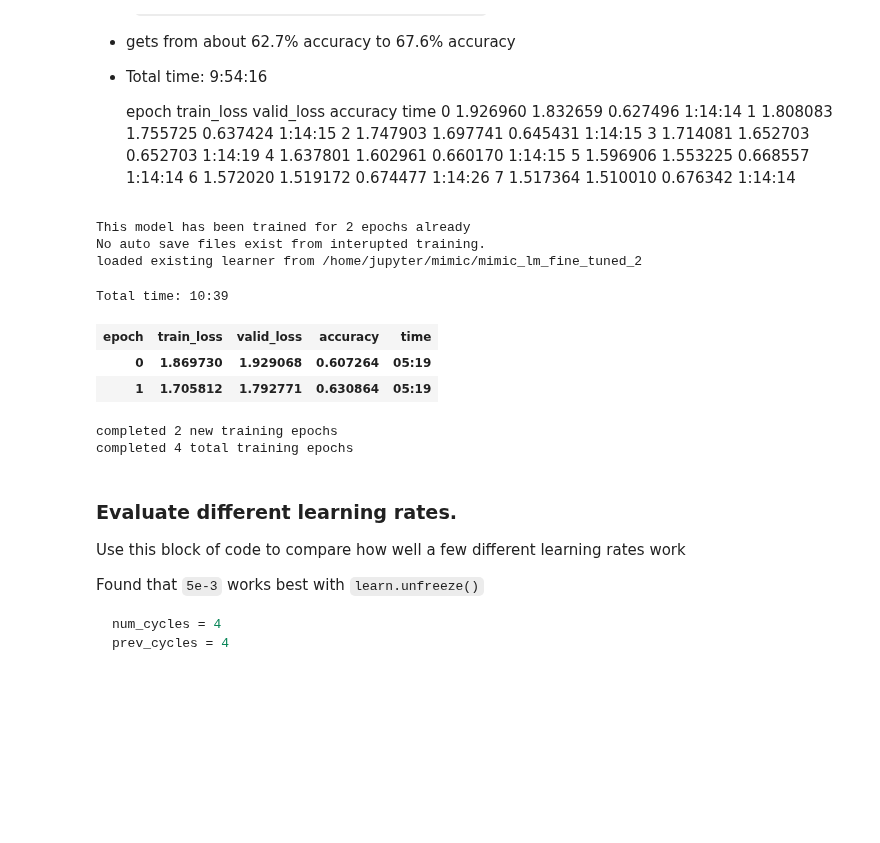
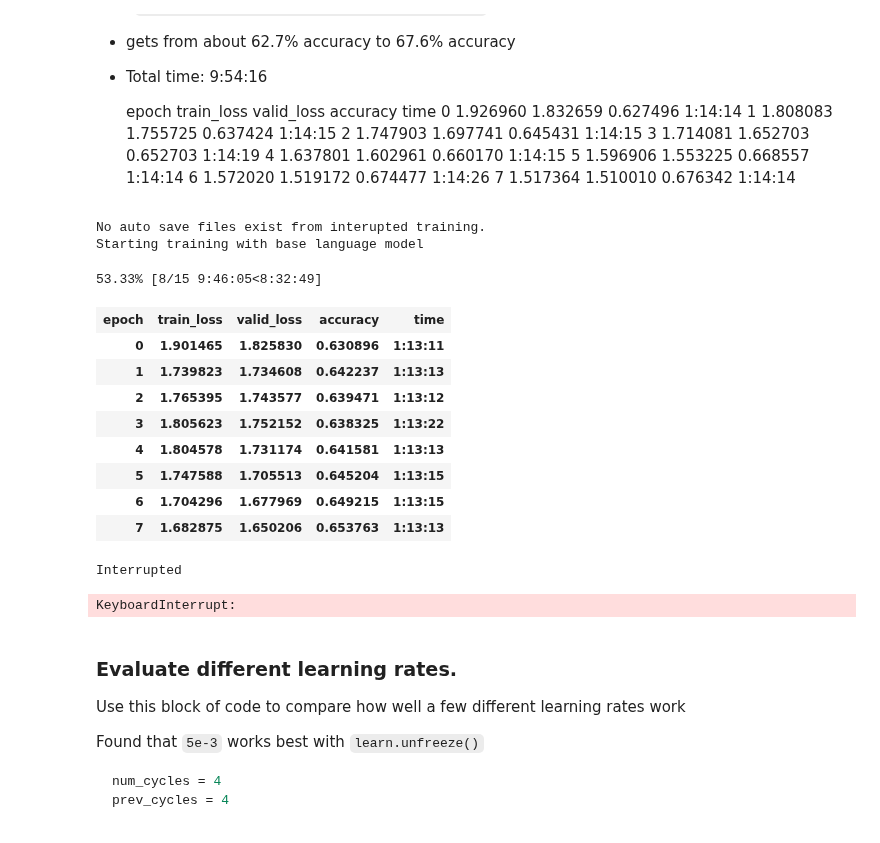
Before and after one commit to magic-lantern/fastai-notes, a Jupyter notebook: mimic_nlp_lm.ipynb, the cells around one changed output. Saved outputs shown, nothing was run; the diff lists cells and outputs as text; code cells hidden in the pictures; blank space fills up the shorter version.

Commit message:
Adjusting number of cycles to run - seems that if you pick too many learning is slower (and if you pick too few also is slower)

```diff
--- a/mimic_nlp_lm.ipynb
+++ b/mimic_nlp_lm.ipynb
@@ -371,7 +360,7 @@ learn = language_model_learner(data_lm, AWD_LSTM, drop_mult=0.3)
 
 ########################################################
 # set this to how many cycles you want to run
-num_cycles = 15
+num_cycles = 10
 ########################################################
 lm_base_file = 'mimic_lm_fine_tuned_'
 if continue_flag:
@@ -418,41 +407,46 @@ else:
     else:
         print('Starting training with base language model')
     # remove any auto saves
     training_files = glob.glob(str(base_path/fn_pattern))
     if len(training_files) > 0:
         for f in training_files:
             print('Deleting', f)
             os.remove(f)
 
 learn.unfreeze()
 learn.fit_one_cycle(num_cycles, 5e-3, moms=(0.8,0.7),
                     callbacks=[
                         callbacks.SaveModelCallback(learn, every='epoch', monitor='accuracy', name=callback_save_file),
                         # CSVLogger only logs when num_cycles are complete
                         callbacks.CSVLogger(learn, filename='mimic_lm_fine_tune_history', append=True),
-                        callbacks.EarlyStoppingCallback(learn, monitor='accuracy', min_delta=0.005, patience=5)
+                        callbacks.EarlyStoppingCallback(learn, monitor='accuracy', min_delta=0.0025, patience=5)
                     ],
                     start_epoch=start_epoch)
 file = lm_base_file + str(prev_cycles + num_cycles)
 learner_file = base_path/file
 learn.save(learner_file)
 
 with open(cycles_file, 'wb') as f:
     pickle.dump(num_cycles + prev_cycles, f)
 release_mem()
 
 print('completed', num_cycles, 'new training epochs')
 print('completed', num_cycles + prev_cycles, 'total training epochs')
 # %% [output]
-This model has been trained for 2 epochs already
 No auto save files exist from interupted training.
-loaded existing learner from /home/jupyter/mimic/mimic_lm_fine_tuned_2
+Starting training with base language model
-Total time: 10:39
+53.33% [8/15 9:46:05<8:32:49]
 | epoch | train_loss | valid_loss | accuracy | time |
-| 0 | 1.869730 | 1.929068 | 0.607264 | 05:19 |
-| 1 | 1.705812 | 1.792771 | 0.630864 | 05:19 |
+| 0 | 1.901465 | 1.825830 | 0.630896 | 1:13:11 |
+| 1 | 1.739823 | 1.734608 | 0.642237 | 1:13:13 |
+| 2 | 1.765395 | 1.743577 | 0.639471 | 1:13:12 |
+| 3 | 1.805623 | 1.752152 | 0.638325 | 1:13:22 |
+| 4 | 1.804578 | 1.731174 | 0.641581 | 1:13:13 |
+| 5 | 1.747588 | 1.705513 | 0.645204 | 1:13:15 |
+| 6 | 1.704296 | 1.677969 | 0.649215 | 1:13:15 |
+| 7 | 1.682875 | 1.650206 | 0.653763 | 1:13:13 |
-completed 2 new training epochs
-completed 4 total training epochs
+Interrupted
+KeyboardInterrupt:
 # %% [markdown]
 ### Evaluate different learning rates.
 
```
Also changed, not shown: parts of 9 cells of this notebook, 1 other file.
